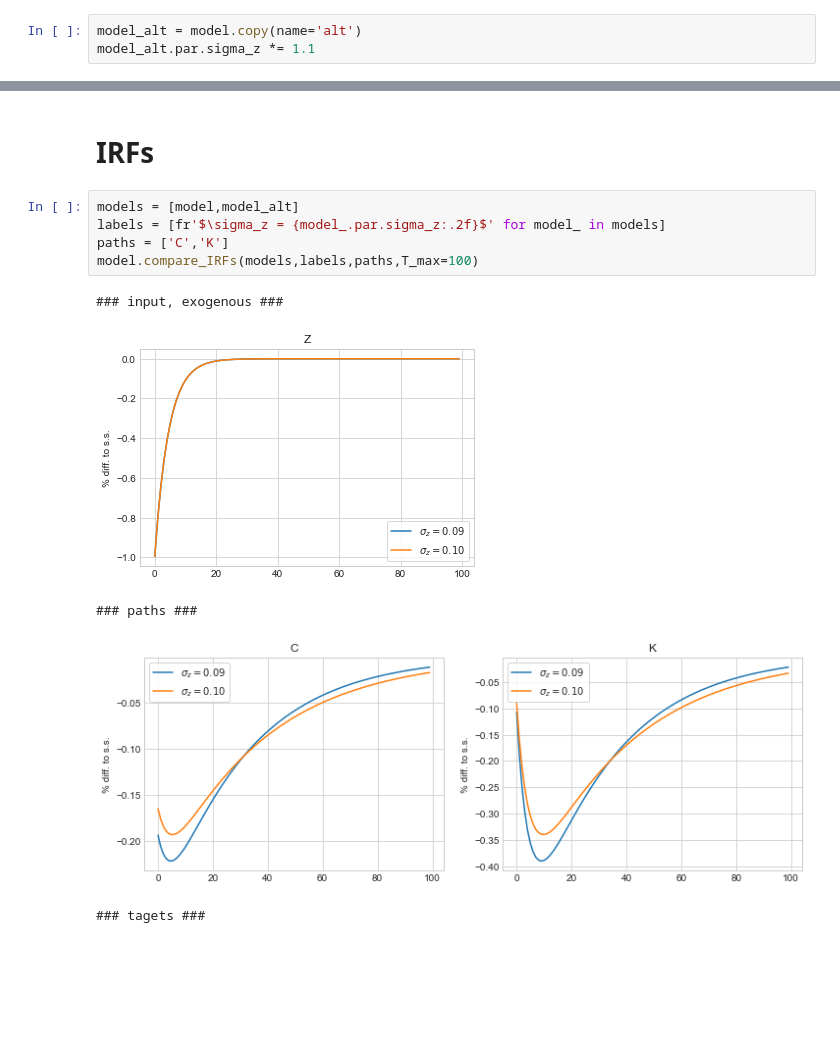
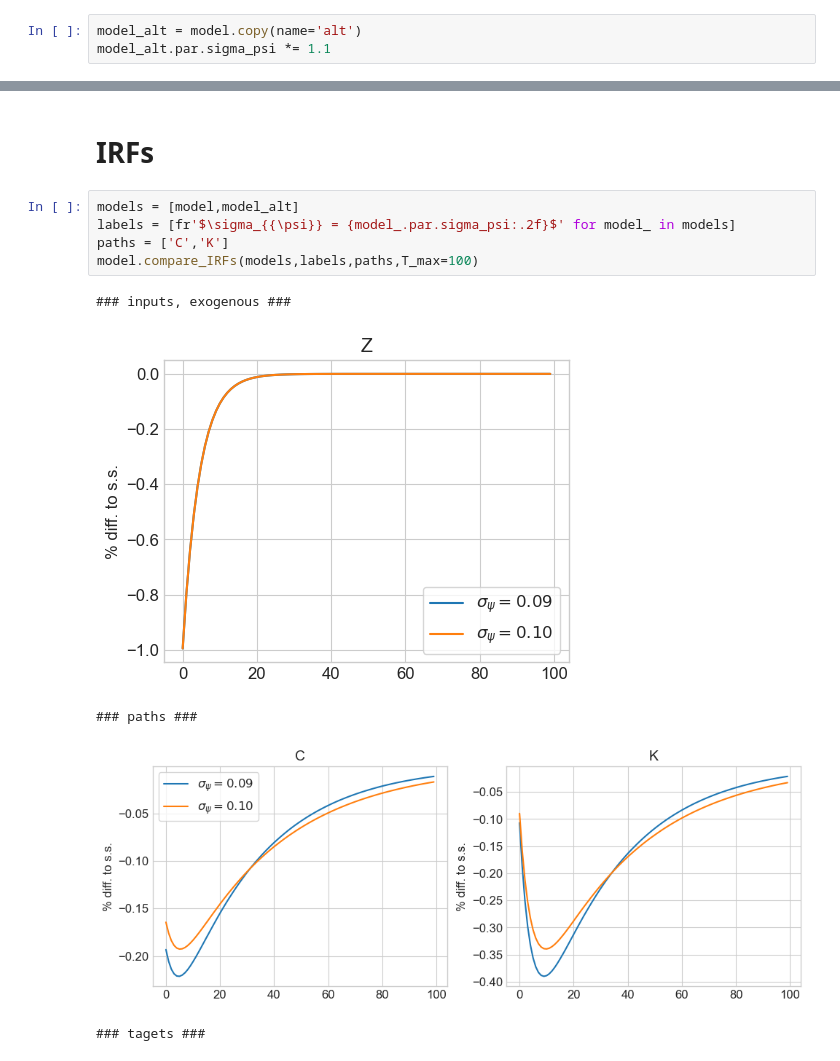
Before and after one commit to NumEconCopenhagen/GEModelToolsNotebooks, a Jupyter notebook: 02. Compare IRFs.ipynb, the cells around one changed output, grey strips where cells are left out. Drawn from its saved outputs; the diff is of its cells as text; blank space fills up the shorter version.

```diff
--- a/02. Compare IRFs.ipynb
+++ b/02. Compare IRFs.ipynb
@@ -19,7 +19,7 @@ from AiyagariModel import AiygariModelClass
 model = AiygariModelClass(name='baseline')
 # %%
 model_alt = model.copy(name='alt')
-model_alt.par.sigma_z *= 1.1
+model_alt.par.sigma_psi *= 1.1
 # %% [markdown]
 # Solve
 # %%
@@ -59,12 +59,12 @@ transition path found in 0.9 secs
 # IRFs
 # %%
 models = [model,model_alt]
-labels = [fr'$\sigma_z = {model_.par.sigma_z:.2f}$' for model_ in models]
+labels = [fr'$\sigma_{{\psi}} = {model_.par.sigma_psi:.2f}$' for model_ in models]
 paths = ['C','K']
 model.compare_IRFs(models,labels,paths,T_max=100)
 # %% [output]
-### input, exogenous ###
+### inputs, exogenous ###
-[figure, old version]
+[figure, new version]
 ### paths ###
-[figure, old version]
+[figure, new version]
 ### tagets ###
```
Also changed, not shown: parts of 2 cells of this notebook, 9 other files.
